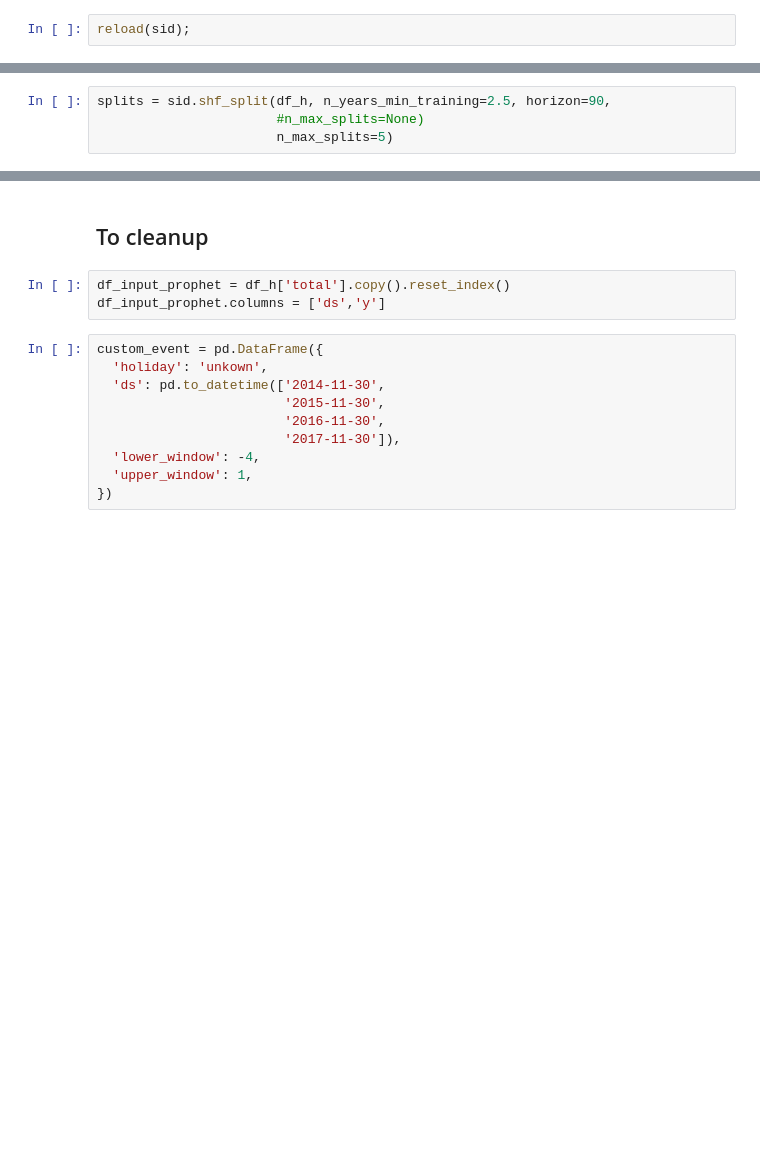
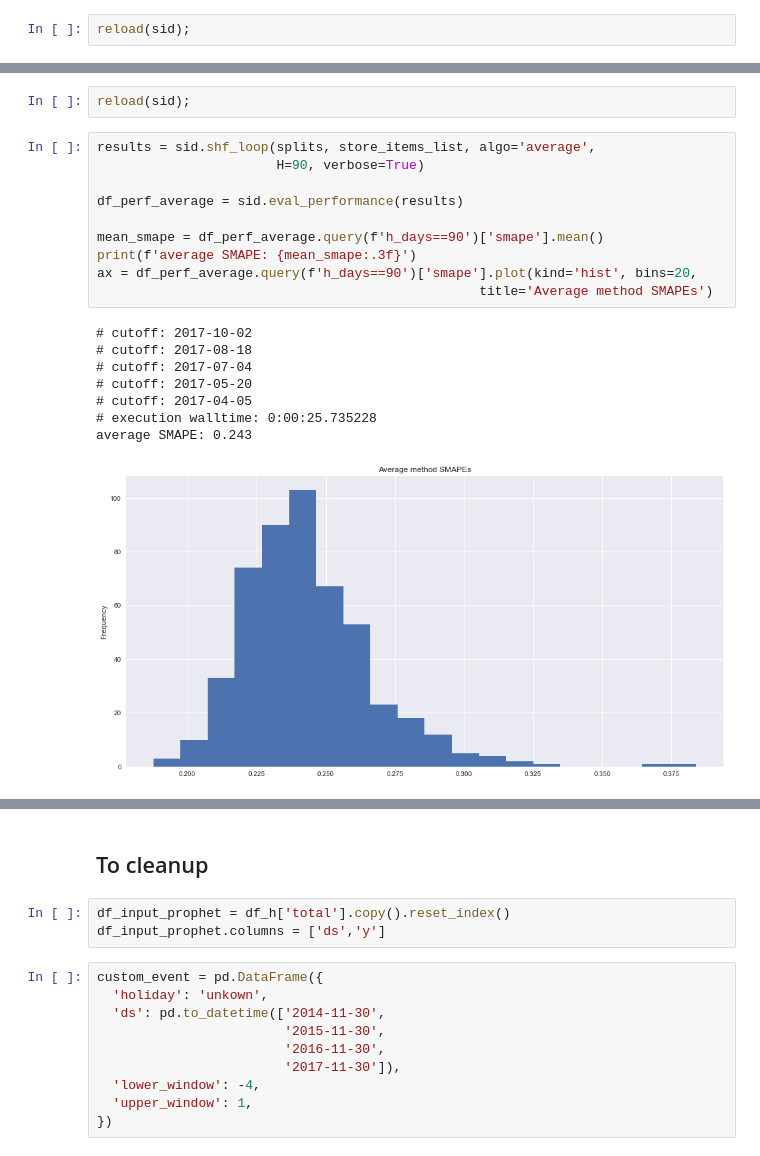
Before and after one commit to mangano/forecasting, a Jupyter notebook: store_item_demand.ipynb, the cells around one changed output, grey strips where cells are left out. Saved outputs shown, nothing was run; the diff lists cells and outputs as text; blank space fills up the shorter version.

```diff
--- a/store_item_demand.ipynb
+++ b/store_item_demand.ipynb
@@ -125,4 +156,0 @@ df_h['1_1'].divide(df_h['total'], axis=0).mean()
-# %%
-splits = sid.shf_split(df_h, n_years_min_training=2.5, horizon=90,
-                       #n_max_splits=None)
-                       n_max_splits=5)
@@ -181,0 +157,21 @@ print(len(splits[cutoff][1]))
+# %%
+reload(sid);
+# %%
+results = sid.shf_loop(splits, store_items_list, algo='average',
+                       H=90, verbose=True)
+
+df_perf_average = sid.eval_performance(results)
+
+mean_smape = df_perf_average.query(f'h_days==90')['smape'].mean()
+print(f'average SMAPE: {mean_smape:.3f}')
+ax = df_perf_average.query(f'h_days==90')['smape'].plot(kind='hist', bins=20,
+                                                 title='Average method SMAPEs')
+# %% [output]
+# cutoff: 2017-10-02
+# cutoff: 2017-08-18
+# cutoff: 2017-07-04
+# cutoff: 2017-05-20
+# cutoff: 2017-04-05
+# execution walltime: 0:00:25.735228
+average SMAPE: 0.243
+[figure, added]
```
Also changed, not shown: parts of 20 cells of this notebook.
